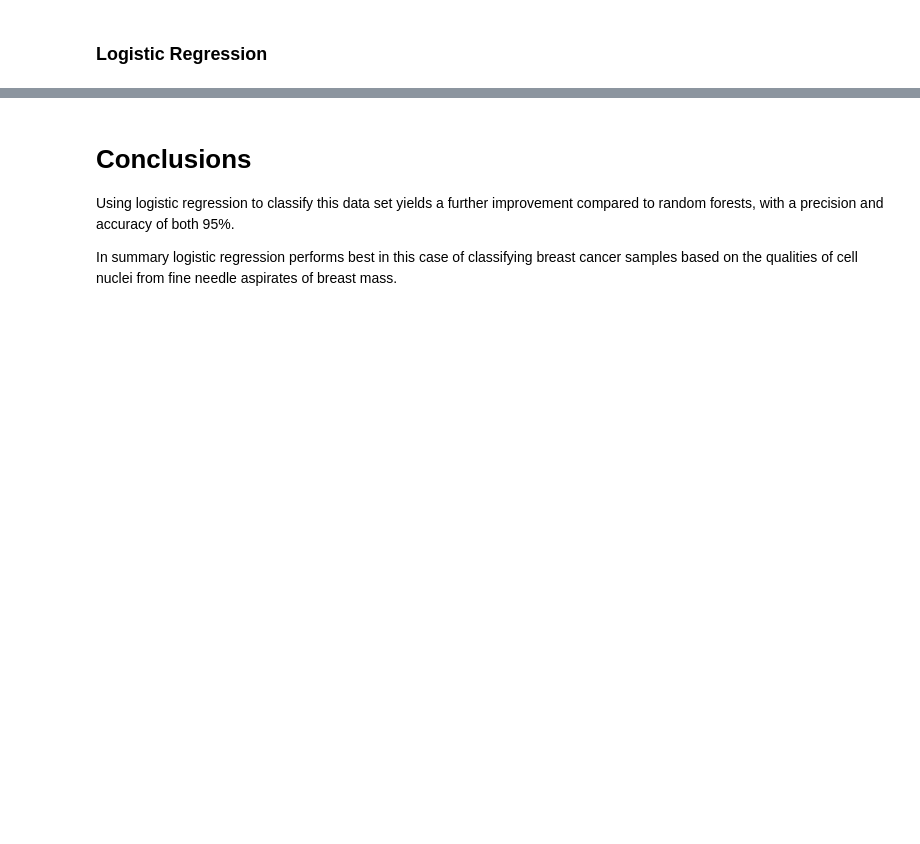
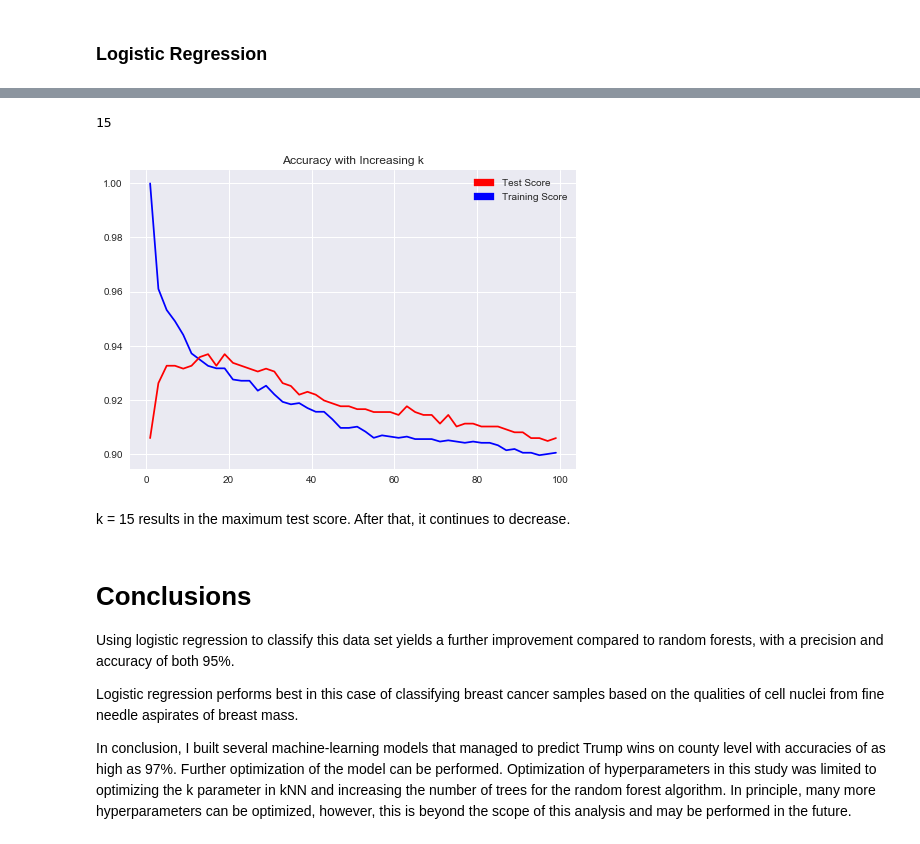
Before and after one commit to stefanmunnich/2016election, a Jupyter notebook: Trump.ipynb, the cells around one changed output, grey strips where cells are left out. Cells and saved outputs as stored; diff of their text form; code cells hidden in the pictures; blank space fills up the shorter version.

```diff
--- a/Trump.ipynb
+++ b/Trump.ipynb
@@ -370,0 +448,16 @@ IndexError: too many indices for array
+# %%
+# fit data to k-Nearest Neighbor (kNN) model
+model = KNeighborsClassifier()
+model.fit(X_train_scale, y_train)
+
+# make predictions
+expected = y_test
+predicted = model.predict(X_test_scale)
+
+# summarize the fit of the model
+print('\nScore for the Training Set:')
+print(model.score(X_train_scale, y_train))
+print('\nScore for the Test Set:')
+print(model.score(X_test_scale, y_test))
+print(metrics.classification_report(expected, predicted))
+print(metrics.confusion_matrix(expected, predicted))
@@ -371,5 +487,35 @@ IndexError: too many indices for array
+# %%
+ks = []
+accuracies_test = []
+accuracies_train = []
+for k in range(1, 100, 2):
+    clf = KNeighborsClassifier(n_neighbors=k)
+    clf.fit(X_train_scale, y_train)
+    accuracy_test = clf.score(X_test_scale, y_test)
+    accuracy_train = clf.score(X_train_scale, y_train)
+    ks.append(k)
+    accuracies_test.append(accuracy_test)
+    accuracies_train.append(accuracy_train)
+
+plt.plot(ks, accuracies_train, color = 'blue')
+plt.plot(ks, accuracies_test, color = 'red')
+plt.legend(handles = [patches.Patch(label = 'Test Score', color = 'red'),
+                      patches.Patch(label = 'Training Score', color = 'blue')])
+
+plt.title("Accuracy with Increasing k")
+
+# show the k values that results in the highest test score
+print(accuracies_test.index(max(accuracies_test))*2+1)
+# %% [output]
+15
+[figure, added]
+# %% [markdown]
+k = 15 results in the maximum test score. After that, it continues to decrease.
 # %% [markdown]
 # Conclusions
+
 Using logistic regression to classify this data set yields a further improvement compared to random forests, with a precision and accuracy of both 95%.
 
-In summary logistic regression performs best in this case of classifying breast cancer samples based on the qualities of cell nuclei from fine needle aspirates of breast mass.
+Logistic regression performs best in this case of classifying breast cancer samples based on the qualities of cell nuclei from fine needle aspirates of breast mass.
+
+In conclusion, I built several machine-learning models that managed to predict Trump wins on county level with accuracies of as high as 97%. Further optimization of the model can be performed. Optimization of hyperparameters in this study was limited to optimizing the k parameter in kNN and increasing the number of trees for the random forest algorithm. In principle, many more hyperparameters can be optimized, however, this is beyond the scope of this analysis and may be performed in the future.
```
Also changed, not shown: parts of 43 cells of this notebook.
